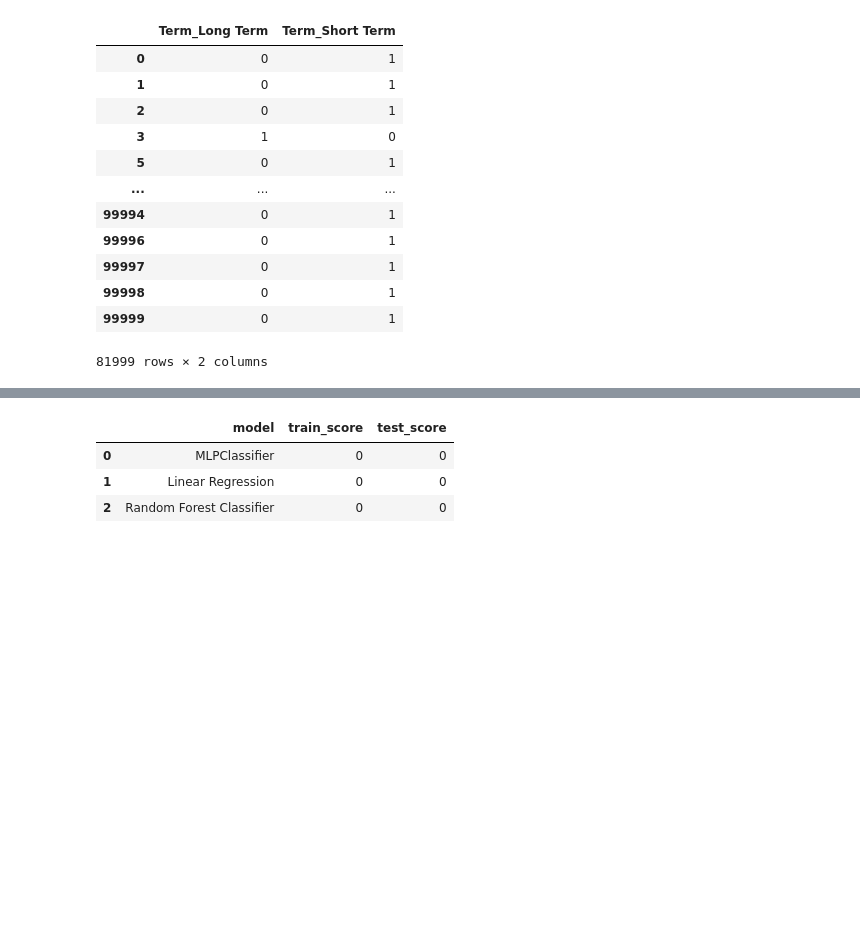
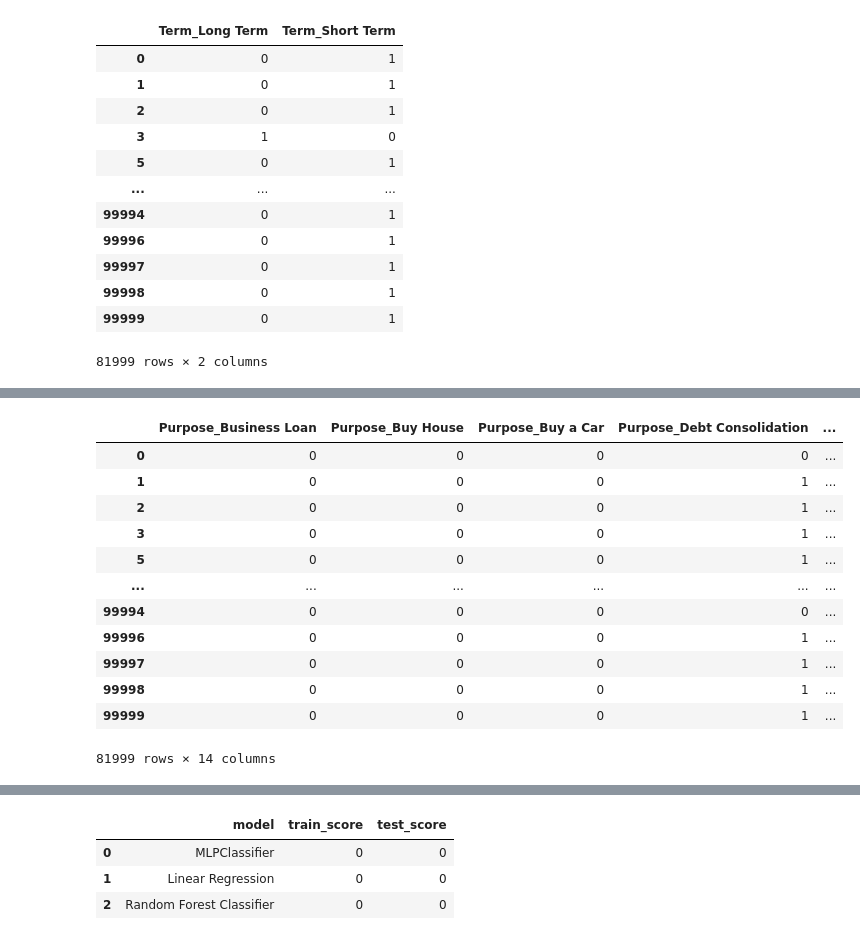
Before and after one commit to Amikuto/MLCourseWork, a Jupyter notebook: main.ipynb, the cells around one changed output, grey strips where cells are left out. Drawn from its saved outputs; the diff is of its cells as text; code cells hidden in the pictures; blank space fills up the shorter version.

```diff
--- a/main.ipynb
+++ b/main.ipynb
@@ -977,3 +1038,19 @@ pd.get_dummies(data_scoring['Home Ownership'], prefix="Home Ownership")
+# %%
+pd.get_dummies(data_scoring['Purpose'], prefix="Purpose")
+# %% [output]
+|  | Purpose_Business Loan | Purpose_Buy House | Purpose_Buy a Car | Purpose_Debt Consolidation | ... |
+| 0 | 0 | 0 | 0 | 0 | ... |
+| 1 | 0 | 0 | 0 | 1 | ... |
+| 2 | 0 | 0 | 0 | 1 | ... |
+| 3 | 0 | 0 | 0 | 1 | ... |
+| 5 | 0 | 0 | 0 | 1 | ... |
+| ... | ... | ... | ... | ... | ... |
+| 99994 | 0 | 0 | 0 | 0 | ... |
+| 99996 | 0 | 0 | 0 | 1 | ... |
+| 99997 | 0 | 0 | 0 | 1 | ... |
+| 99998 | 0 | 0 | 0 | 1 | ... |
+| 99999 | 0 | 0 | 0 | 1 | ... |
+81999 rows × 14 columns
 # %%
 data_scoring = pd.concat([data_scoring,
                           pd.get_dummies(data_scoring['Years in current job'], prefix="Years in current job"),
```
Also changed, not shown: parts of 28 cells of this notebook.
